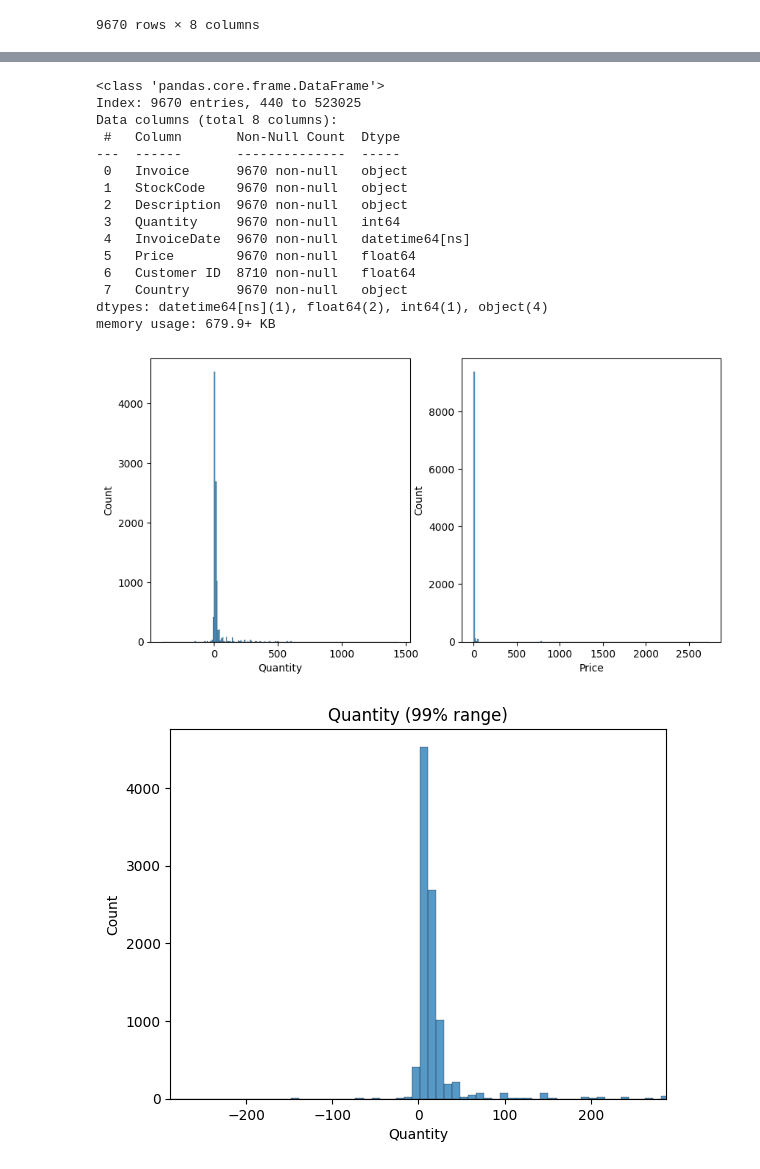
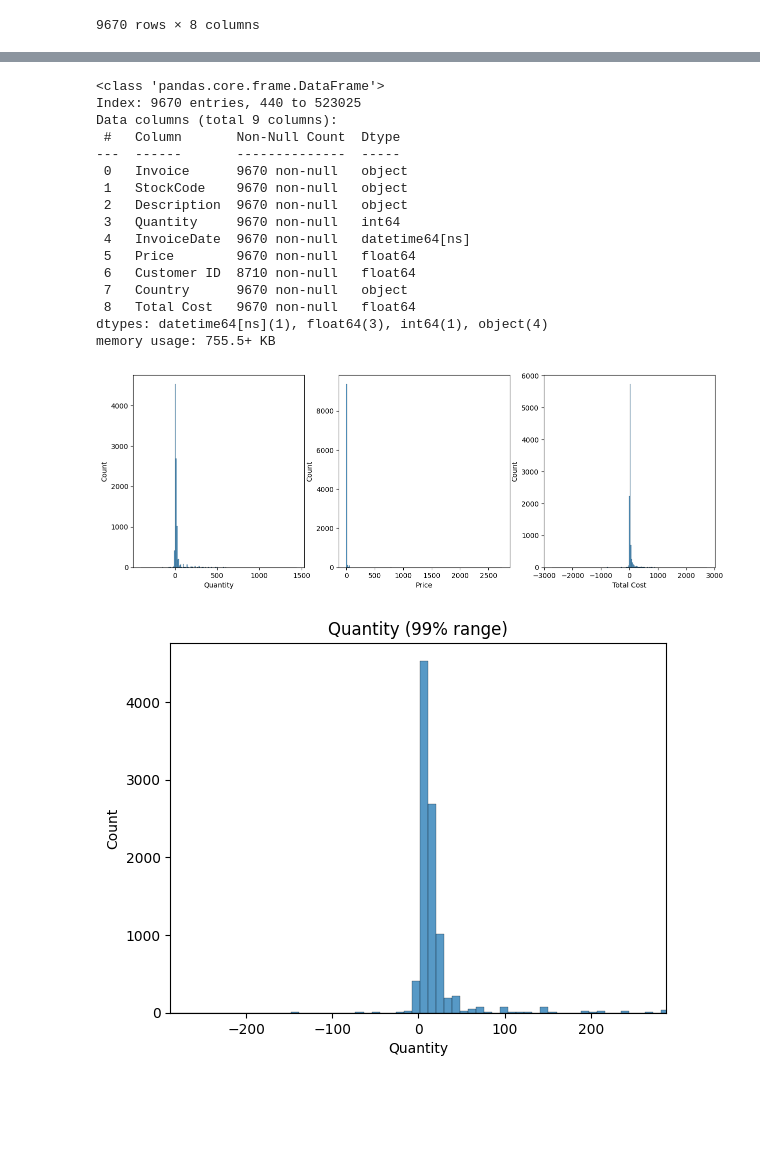
Before and after one commit to Ri-Dearg/ca2-market-retail, a Jupyter notebook: ca2-market-retail.ipynb, the cells around one changed output, grey strips where cells are left out. Drawn from its saved outputs; the diff is of its cells as text; code cells hidden in the pictures; blank space fills up the shorter version.

Commit message:
feat: ✨ create total cost column

```diff
--- a/ca2-market-retail.ipynb
+++ b/ca2-market-retail.ipynb
@@ -103,7 +103,7 @@ retail_data
 525461 rows × 8 columns
 # %%
 # Extract just Irish data as data frame
-eire_data = retail_data[retail_data["Country"] == "EIRE"]
+eire_data = retail_data[retail_data["Country"] == "EIRE"].copy()
 eire_data
 # %% [output]
 |  | Invoice | StockCode | Description | Quantity | InvoiceDate | Price | Customer ID | Country |
@@ -119,6 +119,9 @@ eire_data
 | 523024 | 538009 | 22197 | SMALL POPCORN HOLDER | 36 | 2010-12-09 12:17:00 | 0.85 | 14911.0 | EIRE |
 | 523025 | 538009 | 22198 | LARGE POPCORN HOLDER | 12 | 2010-12-09 12:17:00 | 1.65 | 14911.0 | EIRE |
 9670 rows × 8 columns
+# %%
+# Create a Total Cost Column
+eire_data['Total Cost'] = eire_data['Quantity'] * eire_data['Price']
 # %%
 # Describe data.
 # Quantity goes into negative, probably represents returns or cancellations
@@ -139,7 +142,7 @@ eire_data.info()
 # %% [output]
 <class 'pandas.core.frame.DataFrame'>
 Index: 9670 entries, 440 to 523025
-Data columns (total 8 columns):
+Data columns (total 9 columns):
  #   Column       Non-Null Count  Dtype
 ---  ------       --------------  -----
  0   Invoice      9670 non-null   object
@@ -150,17 +153,18 @@ Data columns (total 8 columns):
  5   Price        9670 non-null   float64
  6   Customer ID  8710 non-null   float64
  7   Country      9670 non-null   object
-dtypes: datetime64[ns](1), float64(2), int64(1), object(4)
-memory usage: 679.9+ KB
+ 8   Total Cost   9670 non-null   float64
+dtypes: datetime64[ns](1), float64(3), int64(1), object(4)
+memory usage: 755.5+ KB
 # %%
 eire_data.to_csv('eire_retail.csv')
 # %%
 # The outliers make the majority of data hard to visualise
 multi_row_plot(
-    sns.histplot, eire_data[['Quantity', 'Price']], grid=(1, 2), size=(10, 5),
+    sns.histplot, eire_data[['Quantity', 'Price', 'Total Cost']], grid=(1, 3), size=(15, 5),
 )
 # %% [output]
-[figure, old version]
+[figure, new version]
 # %%
 # Visualisation of the quantity within the 99th Percentile
 sns.histplot(
```
Also changed, not shown: parts of 3 cells of this notebook.
